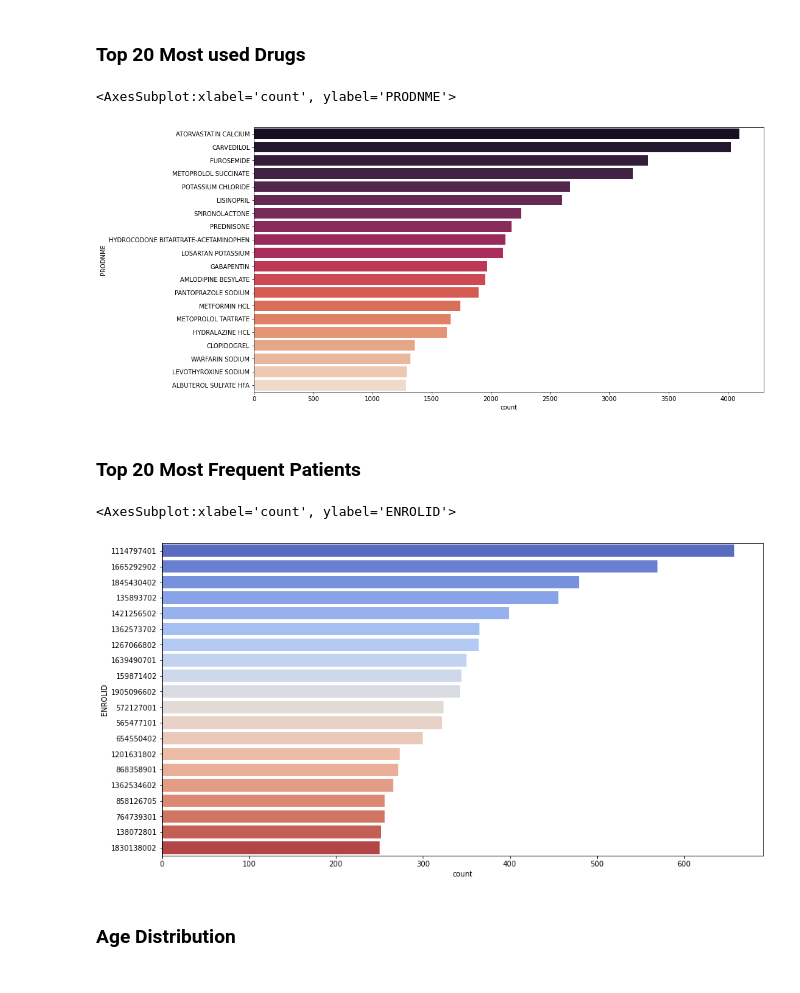
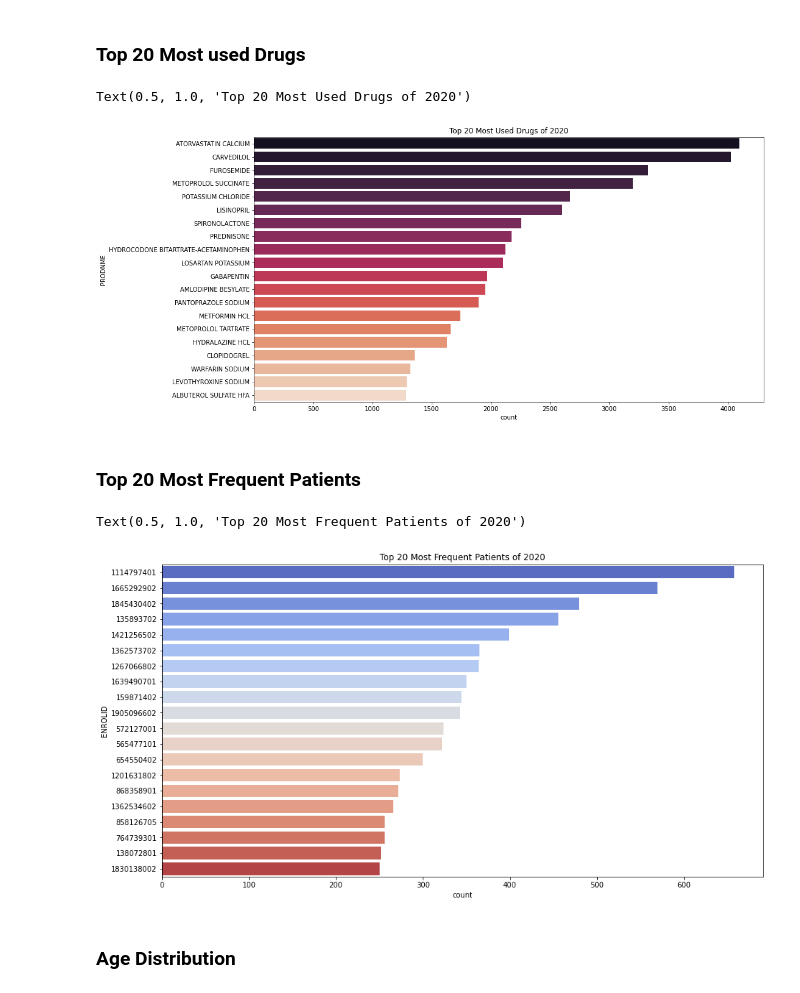
Before and after one commit to OU-DISC/FAA-Pliot-License-Renewal-Forecasting, a Jupyter notebook: FAA Project (2019 & 2020 Data).ipynb, the cells around one changed output. Cells and saved outputs as stored; diff of their text form; code cells hidden in the pictures.

```diff
--- a/FAA Project (2019 & 2020 Data).ipynb
+++ b/FAA Project (2019 & 2020 Data).ipynb
@@ -953,19 +947,21 @@ plt.show()
 # %%
 plt.figure(figsize=(15, 8))
 sns.countplot(y=df20['PRODNME'], order=df20.PRODNME.value_counts().iloc[:20].index,
               palette = 'rocket', data=df20)
+plt.title('Top 20 Most Used Drugs of 2020')
 # %% [output]
-<AxesSubplot:xlabel='count', ylabel='PRODNME'>
+Text(0.5, 1.0, 'Top 20 Most Used Drugs of 2020')
-[figure, old version]
+[figure, new version]
 # %% [markdown]
 ### Top 20 Most Frequent Patients
 # %%
 plt.figure(figsize=(15, 8))
 sns.countplot(y=df20['ENROLID'], order=df20.ENROLID.value_counts().iloc[:20].index,
               palette = 'coolwarm', data=df20)
+plt.title('Top 20 Most Frequent Patients of 2020')
 # %% [output]
-<AxesSubplot:xlabel='count', ylabel='ENROLID'>
+Text(0.5, 1.0, 'Top 20 Most Frequent Patients of 2020')
-[figure, old version]
+[figure, new version]
 # %% [markdown]
 ### Age Distribution
 # %%
```
Also changed, not shown: parts of 114 cells of this notebook, 6 other files.
